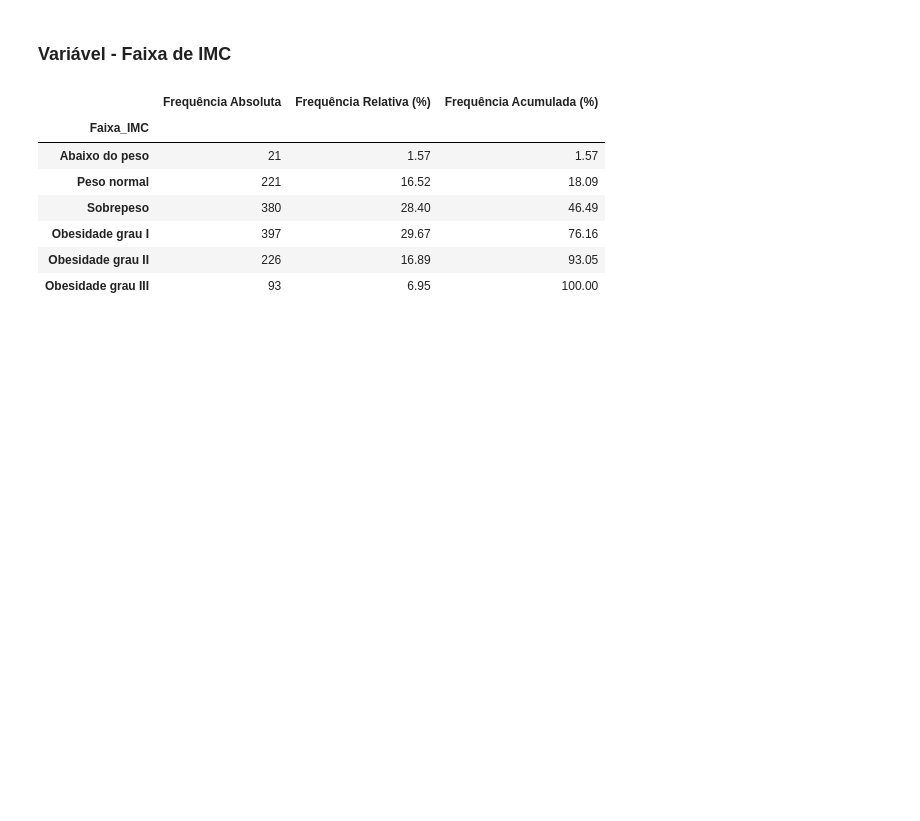
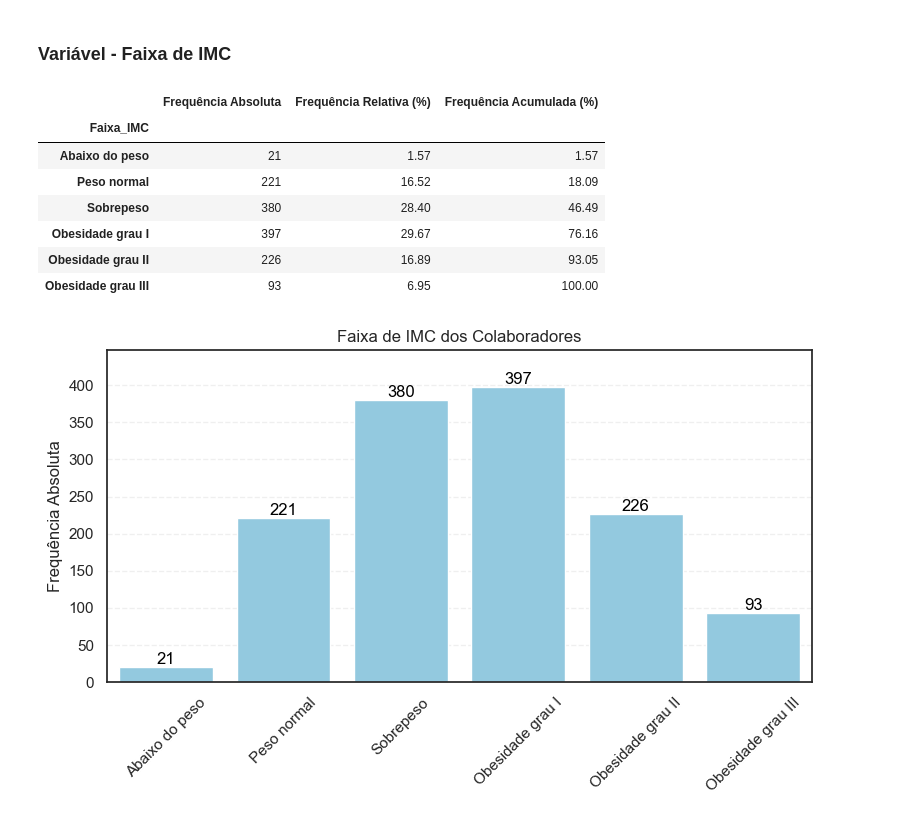
Before and after one commit to pauloivicentin/projeto_healthy_analytics, a Jupyter notebook: notebooks/analises_do_projeto.ipynb, the cells around one changed output. Drawn from its saved outputs; the diff is of its cells as text; code cells hidden in the pictures; blank space fills up the shorter version.

```diff
--- a/notebooks/analises_do_projeto.ipynb
+++ b/notebooks/analises_do_projeto.ipynb
@@ -443,3 +476,38 @@ tabela_frequencia(df, 'Faixa_IMC', ordem = ordem_faixa_imc)
 | Obesidade grau I | 397 | 29.67 | 76.16 |
 | Obesidade grau II | 226 | 16.89 | 93.05 |
 | Obesidade grau III | 93 | 6.95 | 100.00 |
+# %%
+sns.set(style="white", palette="pastel")
+
+# Tabela de frequências da variável Faixa_IMC
+tabela_imc = tabela_frequencia(df, 'Faixa_IMC', ordem = ordem_faixa_imc)
+tabela_imc = tabela_imc.reset_index()
+
+# Gráfico de barras da variável Faixa_IMC
+plt.figure(figsize=(8, 5))
+sns.barplot(
+    data = tabela_imc,
+    x = 'Faixa_IMC',
+    y = 'Frequência Absoluta',
+    order = ordem_faixa_imc,
+    color = 'skyblue',
+)
+
+# Personalizações do gráfico
+plt.title('Faixa de IMC dos Colaboradores')
+plt.xlabel('')
+plt.ylabel('Frequência Absoluta')
+plt.xticks(rotation=45)
+plt.grid(axis='y', linestyle='--', alpha=0.3)
+
+# Limite do eixo Y para melhor visualização
+max_y = tabela_imc['Frequência Absoluta'].max()
+plt.ylim(0, max_y + 50)
+
+# Valores das barras
+for index, row in tabela_imc.iterrows():
+    plt.text(index, row['Frequência Absoluta'], row['Frequência Absoluta'], color='black', ha="center", va="bottom")
+plt.tight_layout()
+plt.show()
+# %% [output]
+[figure, added]
```
Also changed, not shown: parts of 4 cells of this notebook, 1 other file.
